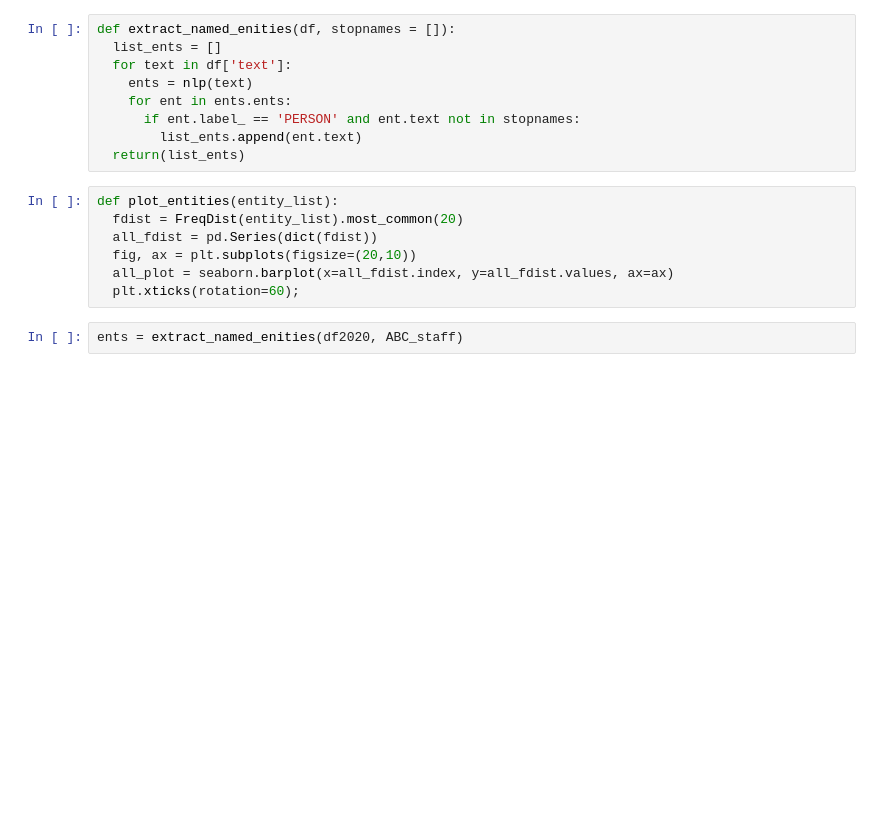
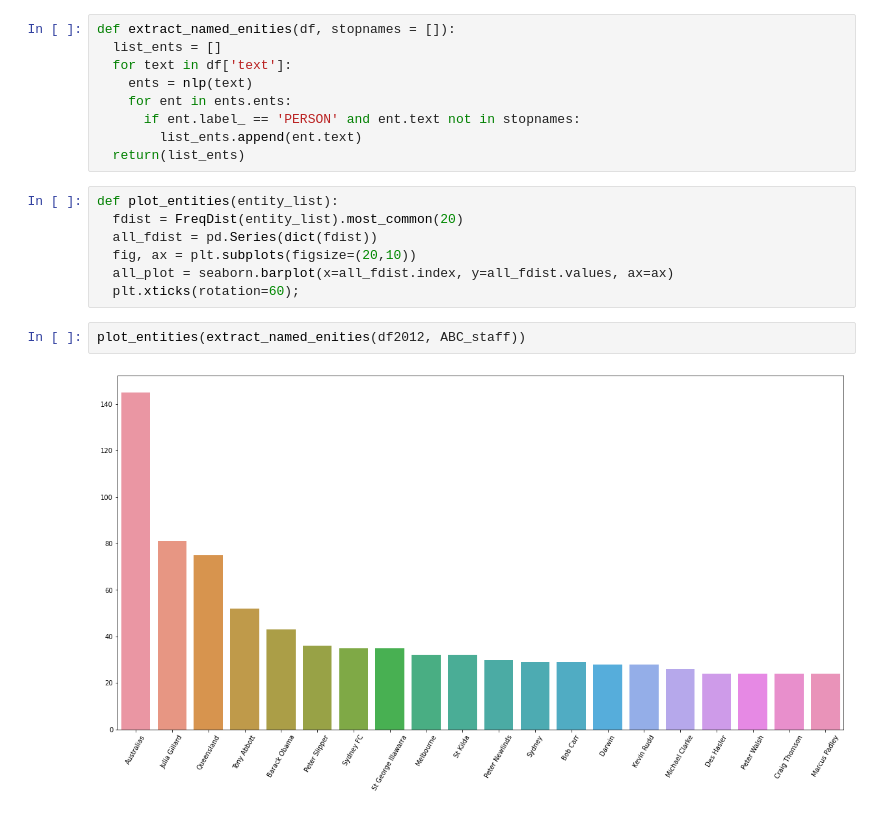
Before and after one commit to ChrisFJardine/Masterclass, a Jupyter notebook: CJardineAssignment3__NER.ipynb, the cells around one changed output. Drawn from its saved outputs; the diff is of its cells as text; blank space fills up the shorter version.

```diff
--- a/CJardineAssignment3__NER.ipynb
+++ b/CJardineAssignment3__NER.ipynb
@@ -153,5 +150,7 @@ def plot_entities(entity_list):
   all_plot = seaborn.barplot(x=all_fdist.index, y=all_fdist.values, ax=ax)
   plt.xticks(rotation=60);
 # %%
-ents = extract_named_enities(df2020, ABC_staff)
+plot_entities(extract_named_enities(df2012, ABC_staff))
+# %% [output]
+[figure, added]
 # %%
```
Also changed, not shown: parts of 23 cells of this notebook.
